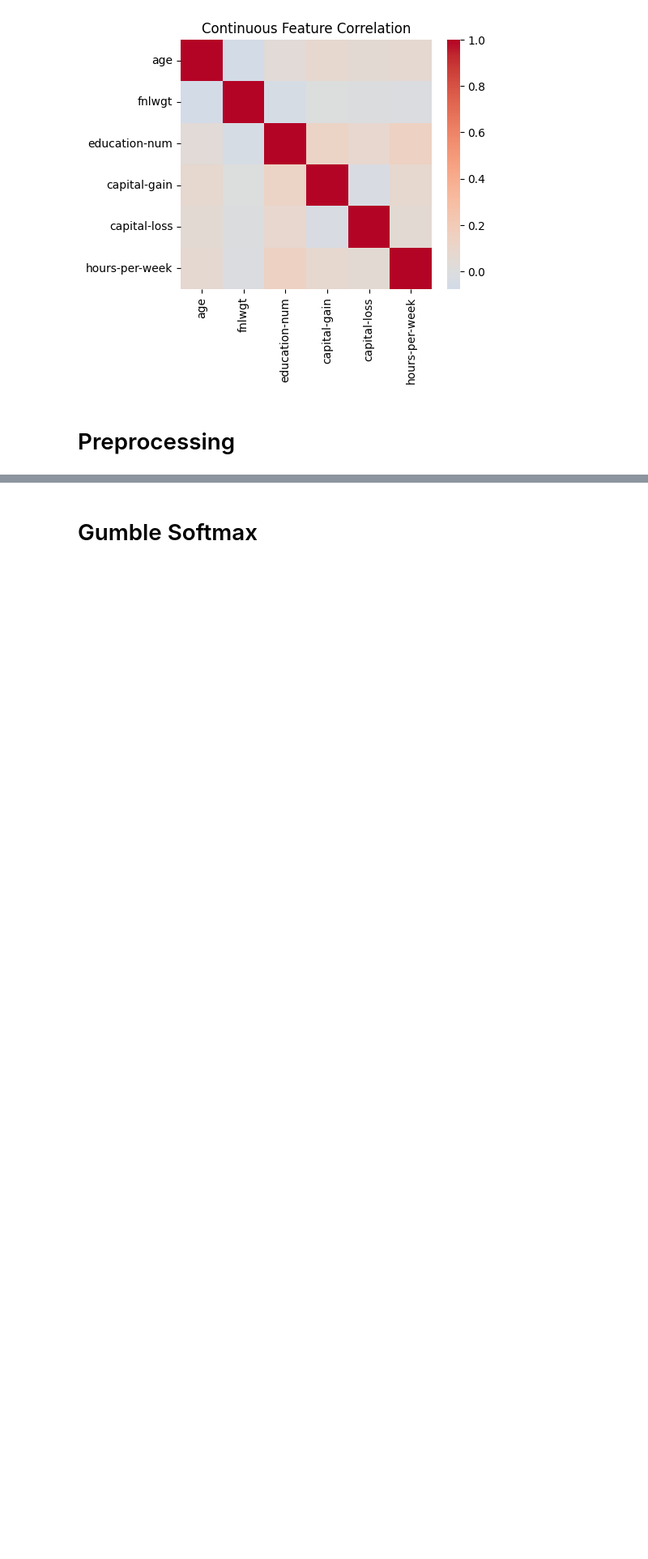
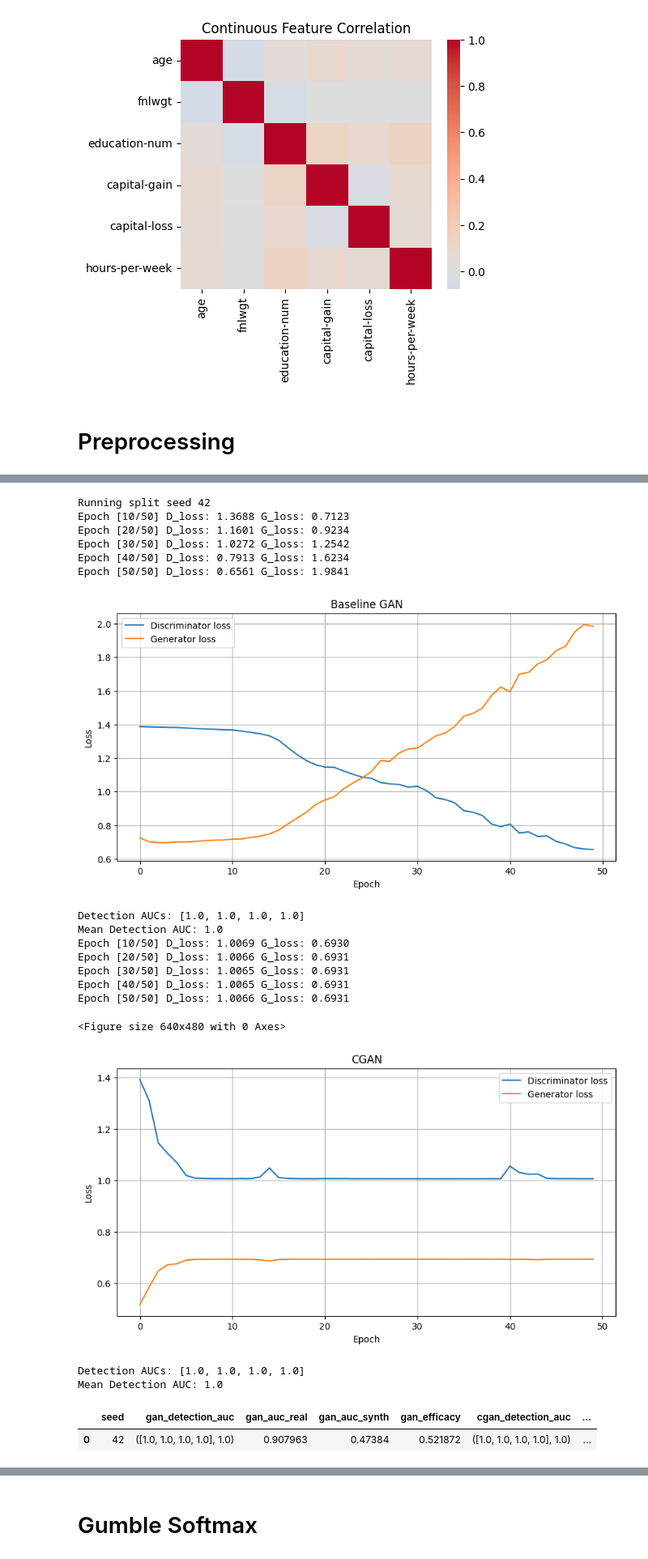
Before and after one commit to LielEliezer/DeepLearning_assignment4, a Jupyter notebook: eda.ipynb, the cells around one changed output, grey strips where cells are left out. Shown at 81% size. Cells and saved outputs as stored; diff of their text form; code cells hidden in the pictures; blank space fills up the shorter version.

```diff
--- a/eda.ipynb
+++ b/eda.ipynb
@@ -1075,0 +418,19 @@ Efficacy: 0.9146653706670428
+# %%
+def generate_synthetic(
+    G,
+    n_samples,
+    noise_dim,
+    device,
+    batch_size=1024
+):
+    G.eval()
+    synth_batches = []
+
+    with torch.no_grad():
+        for start in range(0, n_samples, batch_size):
+            curr_bs = min(batch_size, n_samples - start)
+            z = torch.randn(curr_bs, noise_dim, device=device)
+            fake = G(z)
+            synth_batches.append(fake.cpu().numpy())
+
+    return np.vstack(synth_batches)
@@ -1075,0 +806,58 @@ Efficacy: 0.9146653706670428
+# %%
+SEEDS = [42]
+
+all_results = []
+
+for seed in SEEDS:
+    print(f"\nRunning split seed {seed}")
+
+    X_train_raw, X_test_raw, y_train, y_test = train_test_split(
+        X,
+        y,
+        test_size=0.2,
+        stratify=y,
+        random_state=seed
+    )
+
+    X_train = preprocessor.fit_transform(X_train_raw)
+    X_test = preprocessor.transform(X_test_raw)
+
+    input_dim = X_train.shape[1]
+
+    result = run_full_pipeline(
+        X_train=X_train,
+        X_test=X_test,
+        y_train=y_train.to_numpy(),
+        y_test=y_test.to_numpy(),
+        seed=seed,
+        device=device,
+        input_dim=input_dim
+    )
+
+    all_results.append(result)
+
+results_df = pd.DataFrame(all_results)
+display(results_df)
+display(results_df.mean(numeric_only=True))
+display(results_df.std(numeric_only=True))
+# %% [output]
+Running split seed 42
+Epoch [10/50] D_loss: 1.3688 G_loss: 0.7123
+Epoch [20/50] D_loss: 1.1601 G_loss: 0.9234
+Epoch [30/50] D_loss: 1.0272 G_loss: 1.2542
+Epoch [40/50] D_loss: 0.7913 G_loss: 1.6234
+Epoch [50/50] D_loss: 0.6561 G_loss: 1.9841
+[figure, added]
+Detection AUCs: [1.0, 1.0, 1.0, 1.0]
+Mean Detection AUC: 1.0
+Epoch [10/50] D_loss: 1.0069 G_loss: 0.6930
+Epoch [20/50] D_loss: 1.0066 G_loss: 0.6931
+Epoch [30/50] D_loss: 1.0065 G_loss: 0.6931
+Epoch [40/50] D_loss: 1.0065 G_loss: 0.6931
+Epoch [50/50] D_loss: 1.0066 G_loss: 0.6931
+<Figure size 640x480 with 0 Axes>
+[figure, added]
+Detection AUCs: [1.0, 1.0, 1.0, 1.0]
+Mean Detection AUC: 1.0
+|  | seed | gan_detection_auc | gan_auc_real | gan_auc_synth | gan_efficacy | cgan_detection_auc | ... |
+| 0 | 42 | ([1.0, 1.0, 1.0, 1.0], 1.0) | 0.907963 | 0.47384 | 0.521872 | ([1.0, 1.0, 1.0, 1.0], 1.0) | ... |
```
Also changed, not shown: parts of 111 cells of this notebook.
